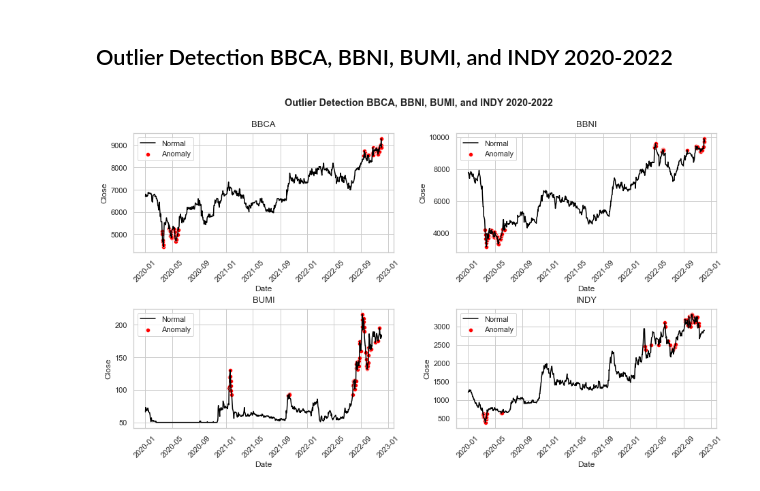
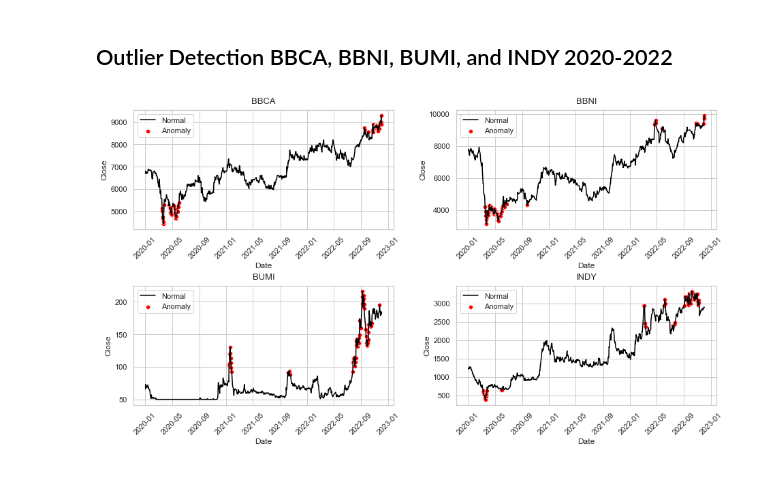
Before and after one commit to crypter70/Stocks-Prediction, a Jupyter notebook: Stocks Data Exploration.ipynb, the cells around one changed output. Cells and saved outputs as stored; diff of their text form; code cells hidden in the pictures.

```diff
--- a/Stocks Data Exploration.ipynb
+++ b/Stocks Data Exploration.ipynb
@@ -341,26 +346,26 @@ Markdown("""
 # %%
 fig, axes = plt.subplots(2, 2, figsize=(14, 8))
 fig.tight_layout()
 fig.tight_layout(pad=5)
 
-fig.suptitle(f'{chart10}', fontweight='bold')
+# fig.suptitle(f'{chart10}', fontweight='bold')
 
 for x in stock_ma:
     outliers_fraction = float(.09)
     scaler = StandardScaler()
     np_scaled = scaler.fit_transform(globals()[x].Close.values.reshape(-1, 1))
     data = pd.DataFrame(np_scaled)
     model =  IsolationForest(contamination=outliers_fraction)
     model.fit(data)
     globals()[x]['anomaly'] = model.predict(data)
 
 for x, y, ax in zip(stock_ma, stock_code, axes.flatten()):
     a = globals()[x].loc[globals()[x]['anomaly'] == -1, ['Close']]
     g = sns.lineplot(data=globals()[x], x="Date", y='Close', color='black', label = 'Normal', ax=ax)
     g.tick_params(axis='x', rotation=45)
     g.set_title(y, fontweight="normal", size=13, y=1.02)
     g2= sns.scatterplot(data=a,x=a.index,y=a['Close'], color='red', label = 'Anomaly', ax=ax)
 
 plt.show()
 # %% [output]
-[figure, old version]
+[figure, new version]
```
Also changed, not shown: parts of 23 cells of this notebook, 1 other file.
